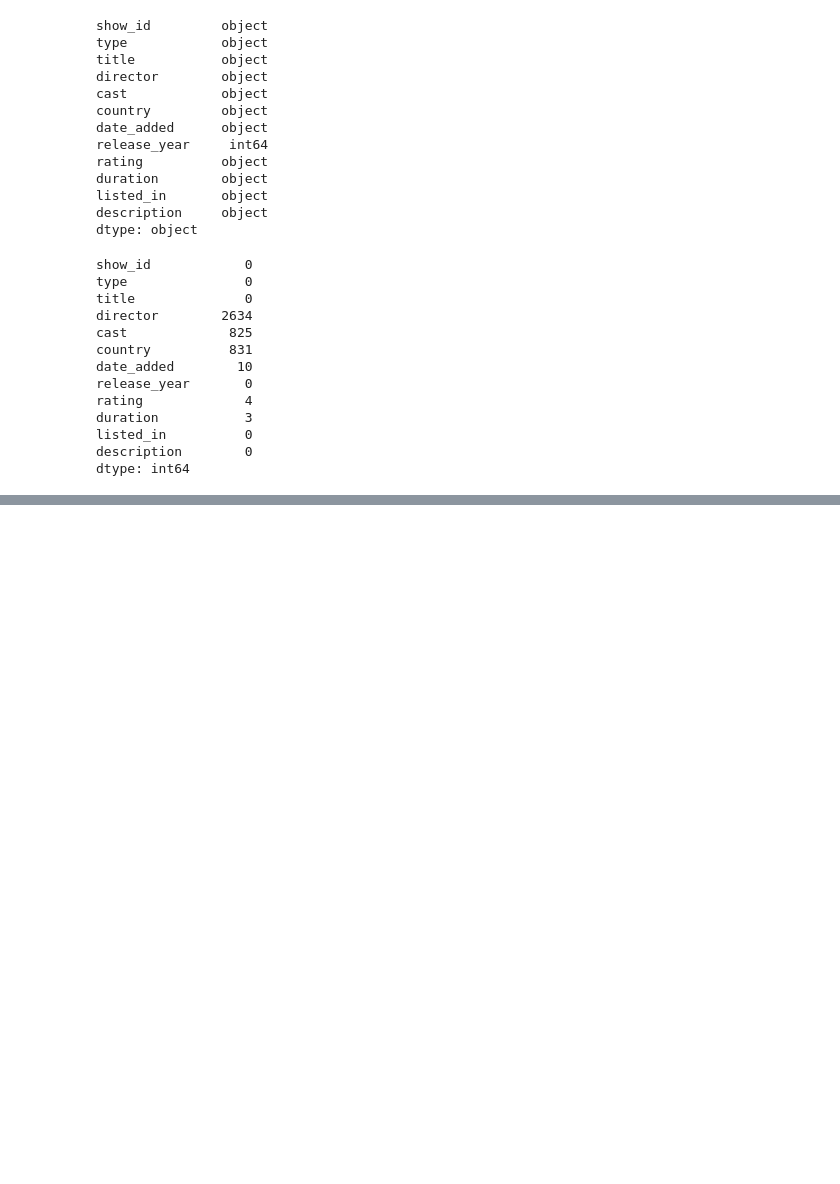
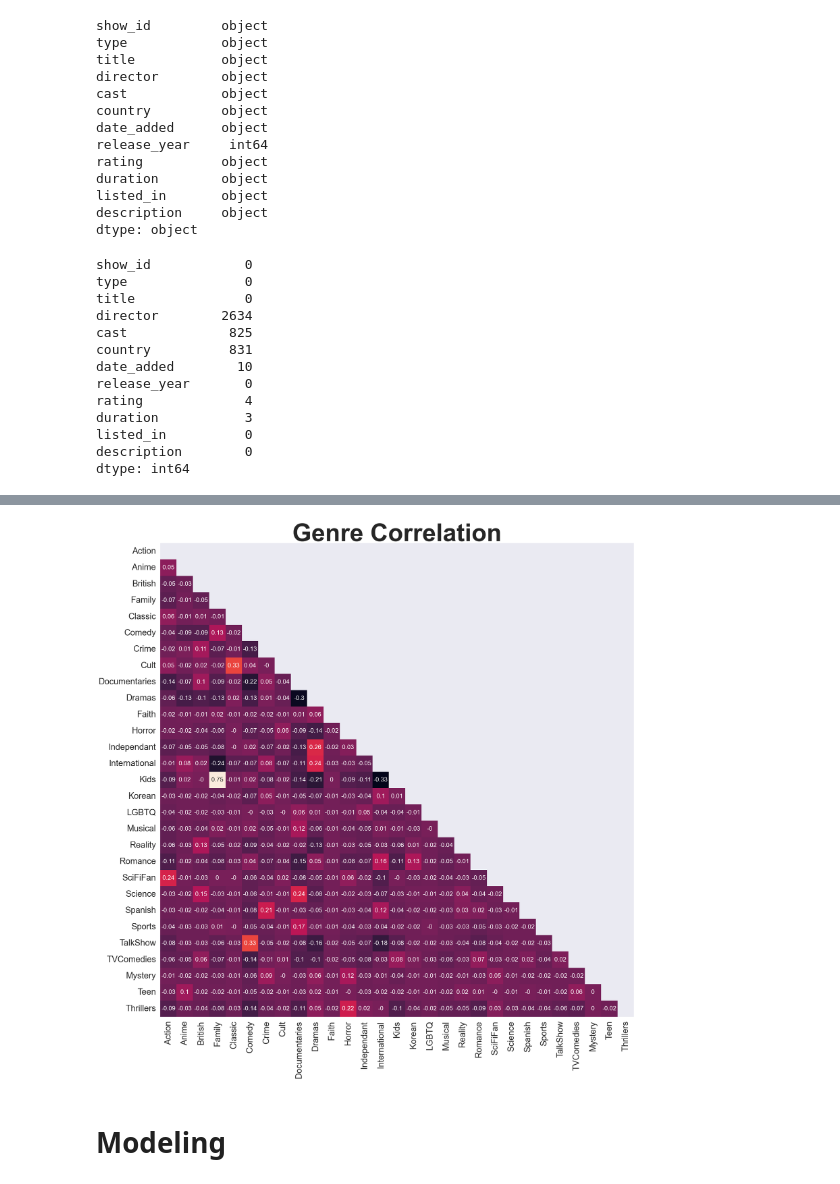
Before and after one commit to sr-g20/DataMiningFinal, a Jupyter notebook: Netflix Recommendations.ipynb, the cells around one changed output, grey strips where cells are left out. Saved outputs shown, nothing was run; the diff lists cells and outputs as text; code cells hidden in the pictures; blank space fills up the shorter version.

```diff
--- a/Netflix Recommendations.ipynb
+++ b/Netflix Recommendations.ipynb
@@ -56,0 +408,19 @@ Lots of null values, especially for director class.
+# %%
+matrix = df_genres.corr().round(2)
+mask = np.triu(np.ones_like(matrix, dtype=bool))
+
+sns.set(rc={'figure.figsize':(25,25)})
+sns.set_theme(context="talk",style="dark")
+
+fig = sns.heatmap(matrix, annot=True, cbar=False, square=True, mask=mask)
+
+fig.set_title('Genre Correlation',fontdict={'size':72,'weight':'bold'})
+plt.rcParams['font.size'] = 10
+fig.tick_params(axis='x',labelsize=25)
+fig.tick_params(axis='y',labelsize=25)
+
+plt.show()
+# %% [output]
+[figure, added]
+# %% [markdown]
+# Modeling
```
Also changed, not shown: parts of 67 cells of this notebook.
